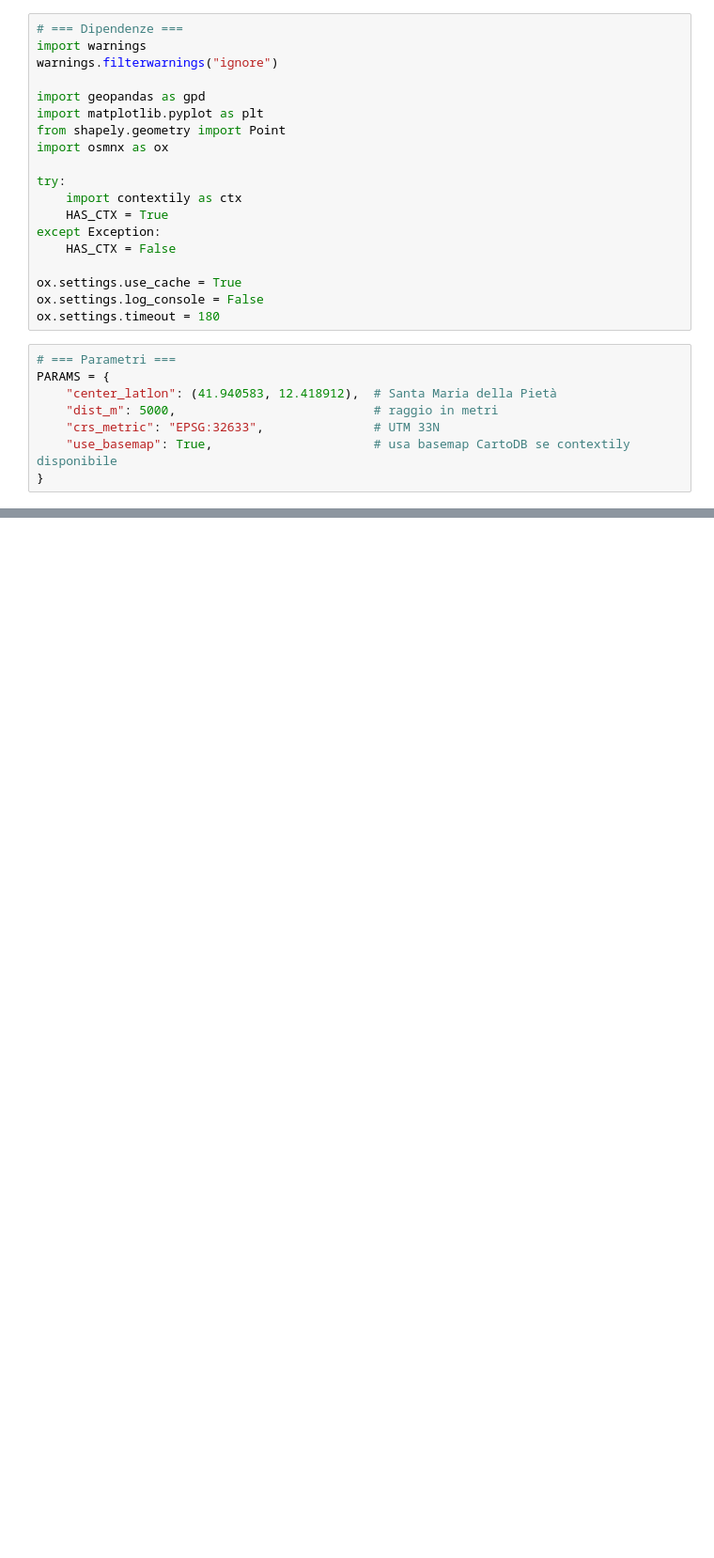
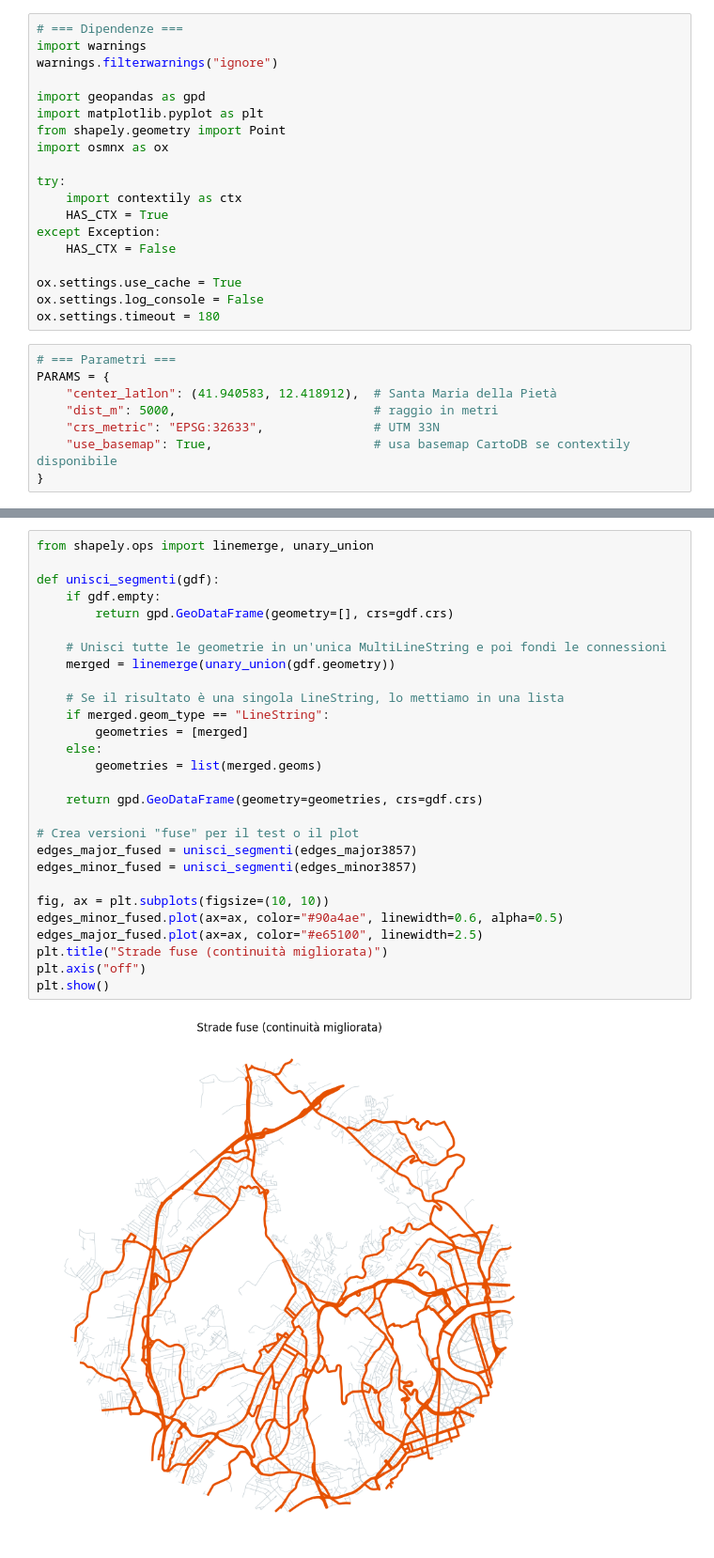
Before and after one commit to CaliShasa/GeneralProjects, a Jupyter notebook: SMDP/smdp.ipynb, the cells around one changed output, grey strips where cells are left out. Shown at 94% size. Saved outputs shown, nothing was run; the diff lists cells and outputs as text; blank space fills up the shorter version.

```diff
--- a/SMDP/smdp.ipynb
+++ b/SMDP/smdp.ipynb
@@ -262 +281,31 @@ print("Creato file: mappa_verde_smdp.png")
 Creato file: mappa_verde_smdp.png
+# %%
+from shapely.ops import linemerge, unary_union
+
+def unisci_segmenti(gdf):
+    if gdf.empty:
+        return gpd.GeoDataFrame(geometry=[], crs=gdf.crs)
+
+    # Unisci tutte le geometrie in un'unica MultiLineString e poi fondi le connessioni
+    merged = linemerge(unary_union(gdf.geometry))
+
+    # Se il risultato è una singola LineString, lo mettiamo in una lista
+    if merged.geom_type == "LineString":
+        geometries = [merged]
+    else:
+        geometries = list(merged.geoms)
+
+    return gpd.GeoDataFrame(geometry=geometries, crs=gdf.crs)
+
+# Crea versioni "fuse" per il test o il plot
+edges_major_fused = unisci_segmenti(edges_major3857)
+edges_minor_fused = unisci_segmenti(edges_minor3857)
+
+fig, ax = plt.subplots(figsize=(10, 10))
+edges_minor_fused.plot(ax=ax, color="#90a4ae", linewidth=0.6, alpha=0.5)
+edges_major_fused.plot(ax=ax, color="#e65100", linewidth=2.5)
+plt.title("Strade fuse (continuità migliorata)")
+plt.axis("off")
+plt.show()
+# %% [output]
+[figure, added]
```
Also changed, not shown: parts of 3 cells of this notebook.
